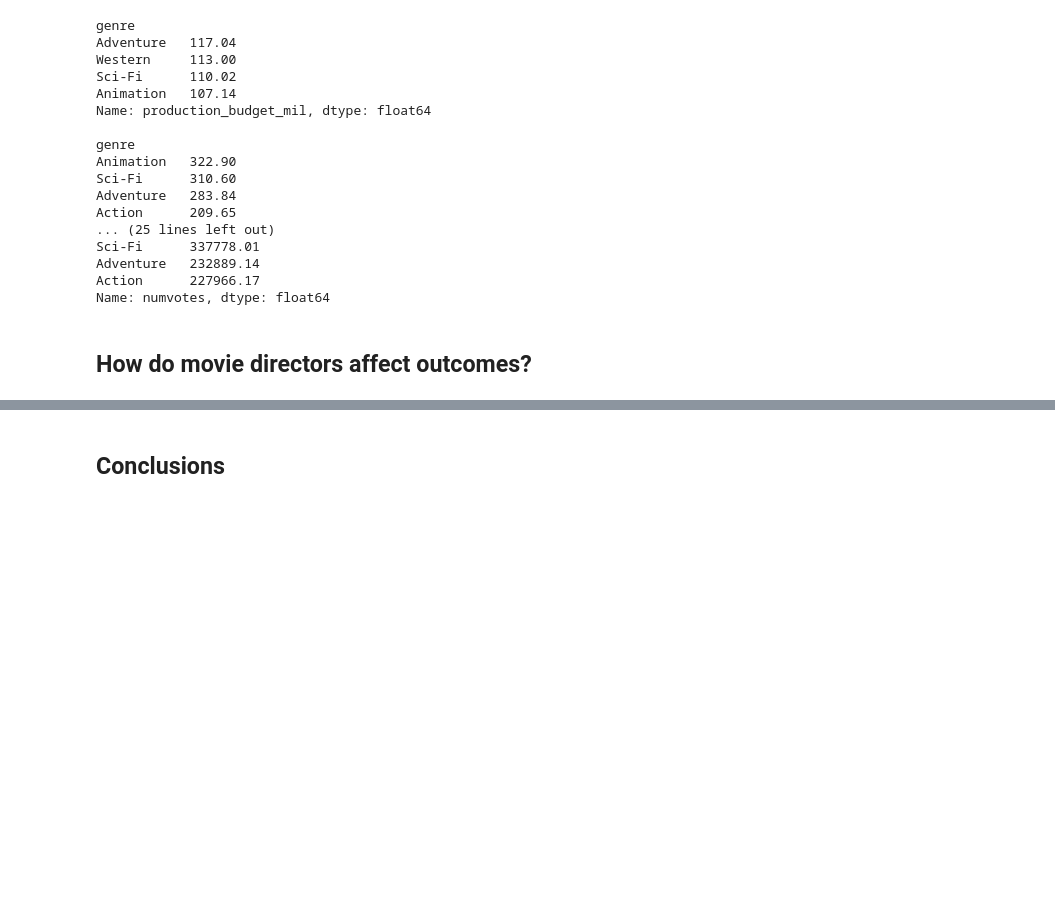
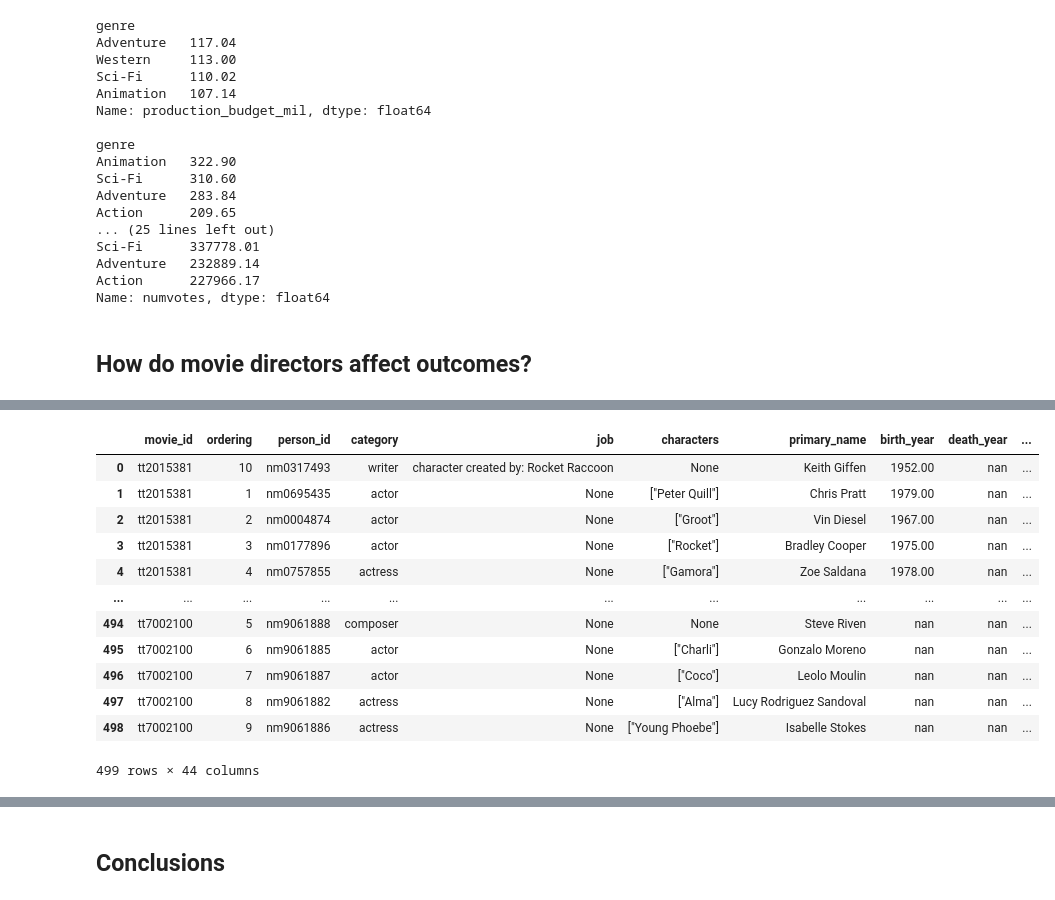
Before and after one commit to gcburgess/Xbox-to-Box-Office, a Jupyter notebook: greg-notebooks-folder/GREG_slightly_polished.ipynb, the cells around one changed output, grey strips where cells are left out. Cells and saved outputs as stored; diff of their text form; code cells hidden in the pictures; blank space fills up the shorter version.

```diff
--- a/greg-notebooks-folder/GREG_slightly_polished.ipynb
+++ b/greg-notebooks-folder/GREG_slightly_polished.ipynb
@@ -880,0 +889,4 @@ Name: numvotes, dtype: float64
+# %%
+top_50_worldwide_profit_df = competing_studio_budgets_ratings_df.sort_values('worldwide_profit_mil', ascending=False).head(50)
+top_50_ROI_df = competing_studio_budgets_ratings_df.sort_values('ROI', ascending=False).head(50)
+top_50_popularity_df = competing_studio_budgets_ratings_df.sort_values('popularity', ascending=False).head(50)
@@ -880,0 +913,17 @@ Name: numvotes, dtype: float64
+# %%
+principals_top_50_worldwide_profit_df = imdb_principals_df.merge(top_50_worldwide_profit_df, on='movie_id', how='inner')
+principals_top_50_worldwide_profit_df
+# %% [output]
+|  | movie_id | ordering | person_id | category | job | characters | primary_name | birth_year | death_year | ... |
+| 0 | tt2015381 | 10 | nm0317493 | writer | character created by: Rocket Raccoon | None | Keith Giffen | 1952.00 | nan | ... |
+| 1 | tt2015381 | 1 | nm0695435 | actor | None | ["Peter Quill"] | Chris Pratt | 1979.00 | nan | ... |
+| 2 | tt2015381 | 2 | nm0004874 | actor | None | ["Groot"] | Vin Diesel | 1967.00 | nan | ... |
+| 3 | tt2015381 | 3 | nm0177896 | actor | None | ["Rocket"] | Bradley Cooper | 1975.00 | nan | ... |
+| 4 | tt2015381 | 4 | nm0757855 | actress | None | ["Gamora"] | Zoe Saldana | 1978.00 | nan | ... |
+| ... | ... | ... | ... | ... | ... | ... | ... | ... | ... | ... |
+| 494 | tt7002100 | 5 | nm9061888 | composer | None | None | Steve Riven | nan | nan | ... |
+| 495 | tt7002100 | 6 | nm9061885 | actor | None | ["Charli"] | Gonzalo Moreno | nan | nan | ... |
+| 496 | tt7002100 | 7 | nm9061887 | actor | None | ["Coco"] | Leolo Moulin | nan | nan | ... |
+| 497 | tt7002100 | 8 | nm9061882 | actress | None | ["Alma"] | Lucy Rodriguez Sandoval | nan | nan | ... |
+| 498 | tt7002100 | 9 | nm9061886 | actress | None | ["Young Phoebe"] | Isabelle Stokes | nan | nan | ... |
+499 rows × 44 columns
```
Also changed, not shown: parts of 10 cells of this notebook.
